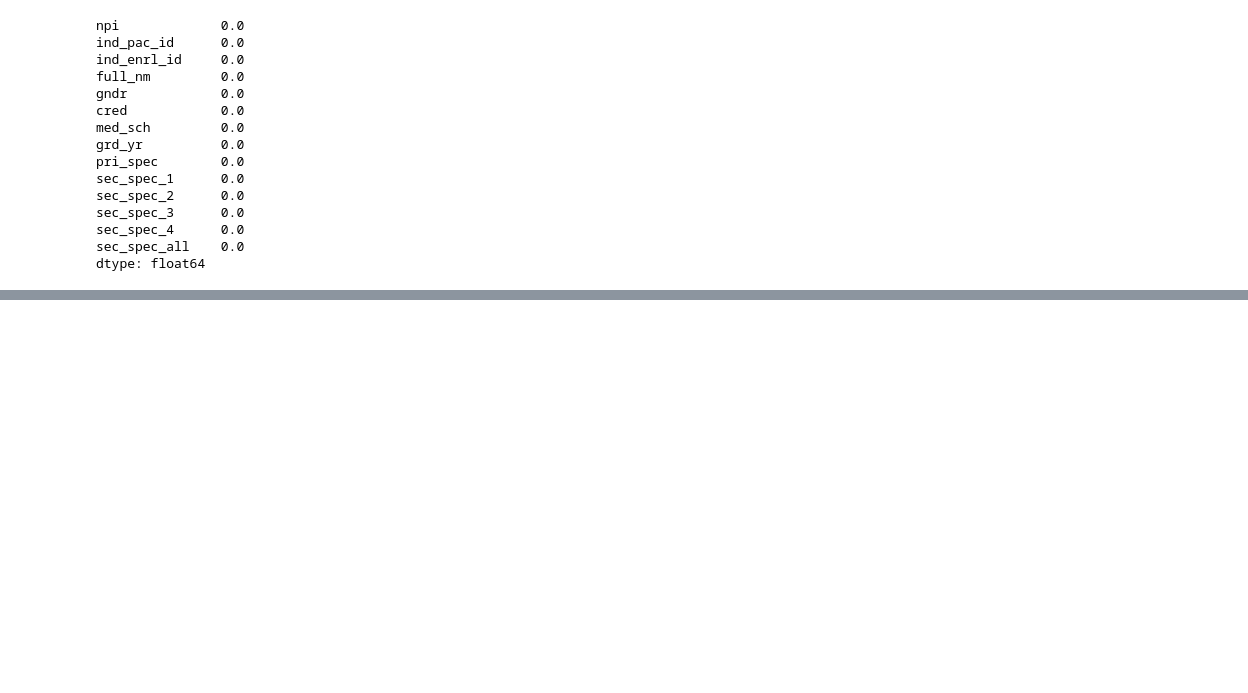
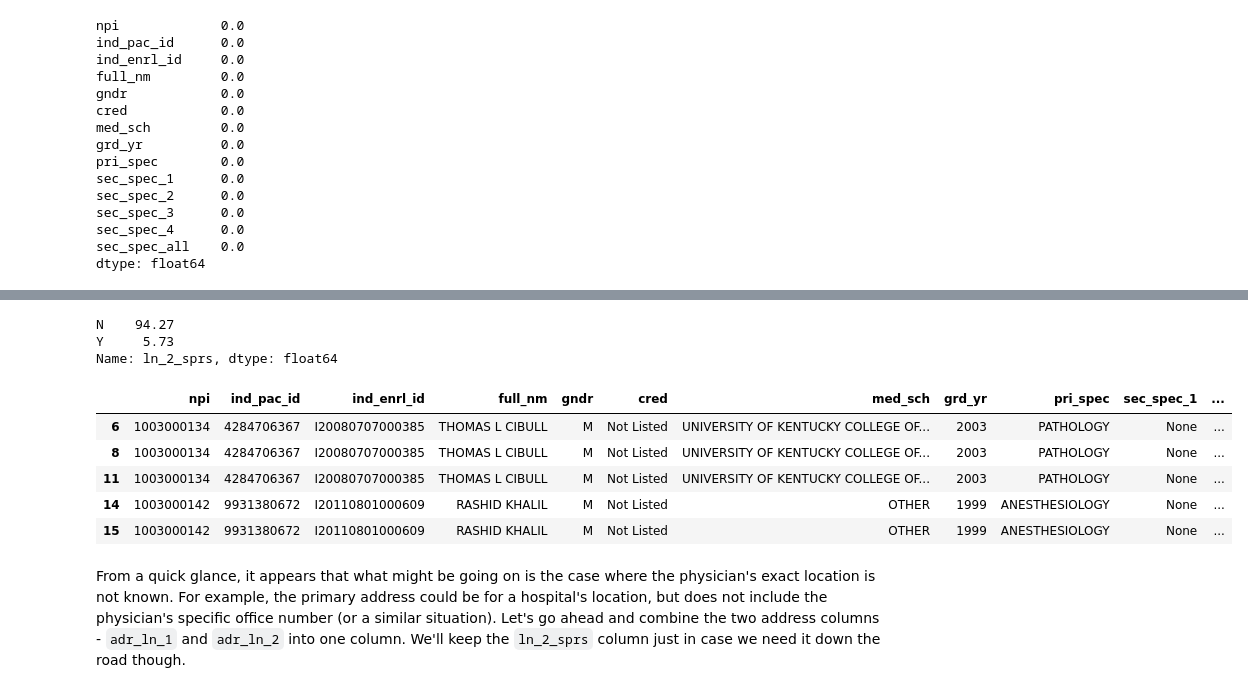
Before and after one commit to Jearny58/projects, a Jupyter notebook: physician-compare/explore-6.ipynb, the cells around one changed output, grey strips where cells are left out. Saved outputs shown, nothing was run; the diff lists cells and outputs as text; code cells hidden in the pictures; blank space fills up the shorter version.

```diff
--- a/physician-compare/explore-6.ipynb
+++ b/physician-compare/explore-6.ipynb
@@ -465,0 +648,3 @@ Due to time constraints, I'm going to cut off this notebook here. Above we saved
+# %%
+# apply the above method to the num_org_mem column
+data['num_org_mem'] = data['num_org_mem'].fillna(1)
@@ -465,0 +661,3 @@ Due to time constraints, I'm going to cut off this notebook here. Above we saved
+# %%
+# apply the above method to the column
+data['num_org_mem'] = data['num_org_mem'].astype(int)
@@ -465,0 +697,3 @@ Due to time constraints, I'm going to cut off this notebook here. Above we saved
+# %%
+# replace NaN with blank input for adr_ln_2 column
+data['adr_ln_2'] = data['adr_ln_2'].fillna("")
@@ -465,0 +716,3 @@ Due to time constraints, I'm going to cut off this notebook here. Above we saved
+# %%
+# replace NaN with N (represents No)
+data['ln_2_sprs'] = data['ln_2_sprs'].fillna('N'); data['ln_2_sprs'][:10]
@@ -465,0 +731,19 @@ Due to time constraints, I'm going to cut off this notebook here. Above we saved
+# %%
+# same as above but presented as a percentage of the values
+round((data['ln_2_sprs'].value_counts(dropna=False, normalize=True) * 100), 2)
+# %% [output]
+N    94.27
+Y     5.73
+Name: ln_2_sprs, dtype: float64
+# %%
+# subset of observations that have Y for potentially incomplete addresses
+data[data['ln_2_sprs'] == 'Y'].head()
+# %% [output]
+|  | npi | ind_pac_id | ind_enrl_id | full_nm | gndr | cred | med_sch | grd_yr | pri_spec | sec_spec_1 | ... |
+| 6 | 1003000134 | 4284706367 | I20080707000385 | THOMAS L CIBULL | M | Not Listed | UNIVERSITY OF KENTUCKY COLLEGE OF... | 2003 | PATHOLOGY | None | ... |
+| 8 | 1003000134 | 4284706367 | I20080707000385 | THOMAS L CIBULL | M | Not Listed | UNIVERSITY OF KENTUCKY COLLEGE OF... | 2003 | PATHOLOGY | None | ... |
+| 11 | 1003000134 | 4284706367 | I20080707000385 | THOMAS L CIBULL | M | Not Listed | UNIVERSITY OF KENTUCKY COLLEGE OF... | 2003 | PATHOLOGY | None | ... |
+| 14 | 1003000142 | 9931380672 | I20110801000609 | RASHID KHALIL | M | Not Listed | OTHER | 1999 | ANESTHESIOLOGY | None | ... |
+| 15 | 1003000142 | 9931380672 | I20110801000609 | RASHID KHALIL | M | Not Listed | OTHER | 1999 | ANESTHESIOLOGY | None | ... |
+# %% [markdown]
+From a quick glance, it appears that what might be going on is the case where the physician's exact location is not known. For example, the primary address could be for a hospital's location, but does not include the physician's specific office number (or a similar situation). Let's go ahead and combine the two address columns - `adr_ln_1` and `adr_ln_2` into one column. We'll keep the `ln_2_sprs` column just in case we need it down the road though.
```
Also changed, not shown: parts of 55 cells of this notebook.
